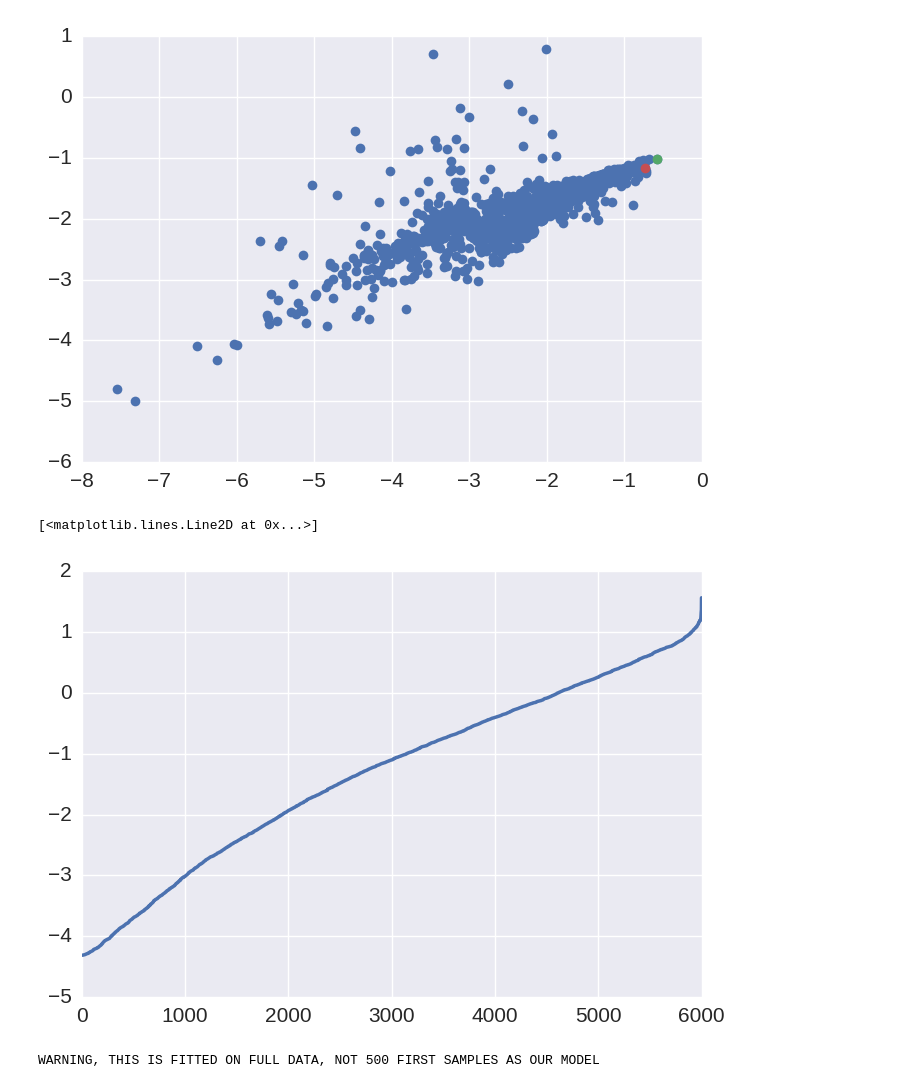
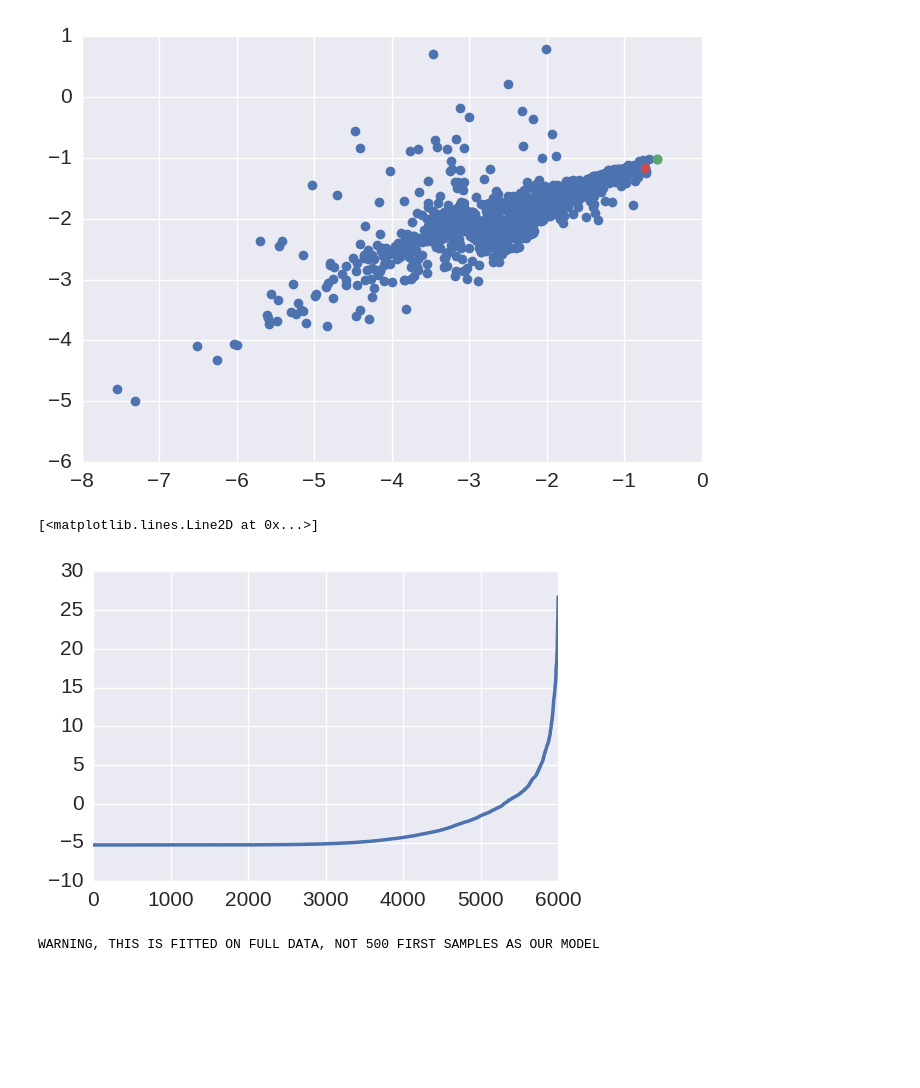
Before and after one commit to Azhag/Bayesian-visual-working-memory, a Jupyter notebook: Experiments/fitexperiment_allt_new_10_2015/notebook_LLlapse_random_fitexperimentallt_sigmaxMratiolapserate_131015.ipynb, the cells around one changed output. Drawn from its saved outputs; the diff is of its cells as text; code cells hidden in the pictures; blank space fills up the shorter version.

```diff
--- a/Experiments/fitexperiment_allt_new_10_2015/notebook_LLlapse_random_fitexperimentallt_sigmaxMratiolapserate_131015.ipynb
+++ b/Experiments/fitexperiment_allt_new_10_2015/notebook_LLlapse_random_fitexperimentallt_sigmaxMratiolapserate_131015.ipynb
@@ -552,11 +553,11 @@ plt.plot(-result_dist_ll_median_avg[i], ll_all_mean[i], 'o')
 [<matplotlib.lines.Line2D at 0x...>]
 [figure]
 # %%
-dd = ll_all[1277]
+dd = ll_all[150]
 plt.plot(np.sort(dd))
 # %% [output]
 [<matplotlib.lines.Line2D at 0x...>]
-[figure, old version]
+[figure, new version]
 # %%
 # Ground truth
 print 'WARNING, THIS IS FITTED ON FULL DATA, NOT 500 FIRST SAMPLES AS OUR MODEL'
```
Also changed, not shown: 5 other files.
